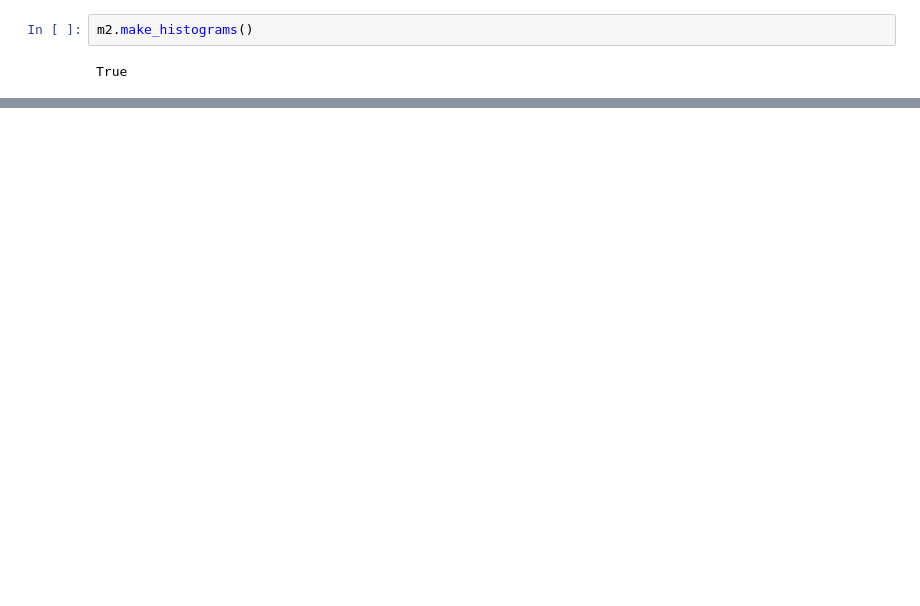
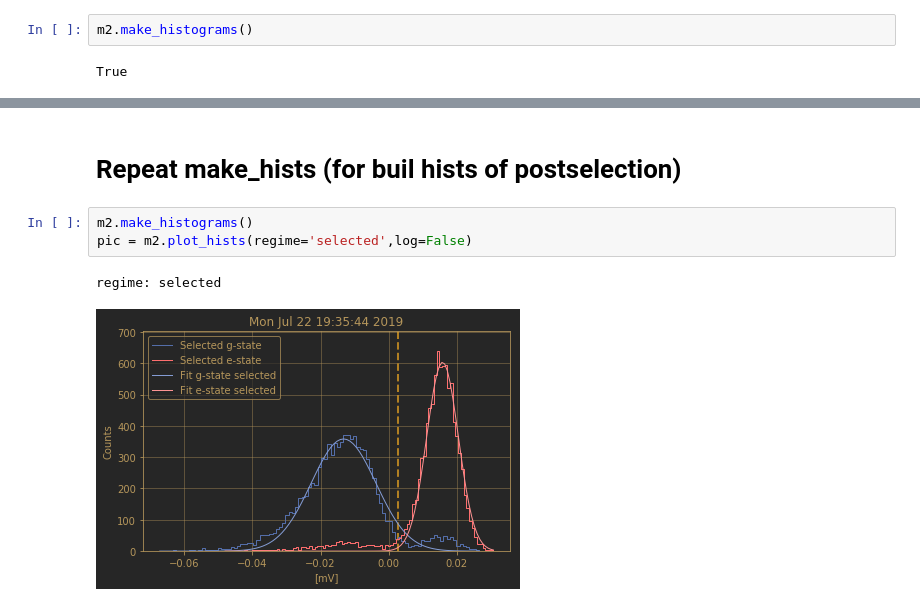
Before and after one commit to qc-coder/SingleShotReadout, a Jupyter notebook: Test_the_SSResult_Class.ipynb, the cells around one changed output, grey strips where cells are left out. Drawn from its saved outputs; the diff is of its cells as text; blank space fills up the shorter version.

```diff
--- a/Test_the_SSResult_Class.ipynb
+++ b/Test_the_SSResult_Class.ipynb
@@ -412,0 +162,8 @@ AttributeError: Histogram instance has no attribute 'do_the_fit'
+# %% [markdown]
+# Repeat make_hists (for buil hists of postselection)
+# %%
+m2.make_histograms()
+pic = m2.plot_hists(regime='selected',log=False)
+# %% [output]
+regime: selected
+[figure, added]
```
Also changed, not shown: parts of 23 cells of this notebook, 3 other files.
